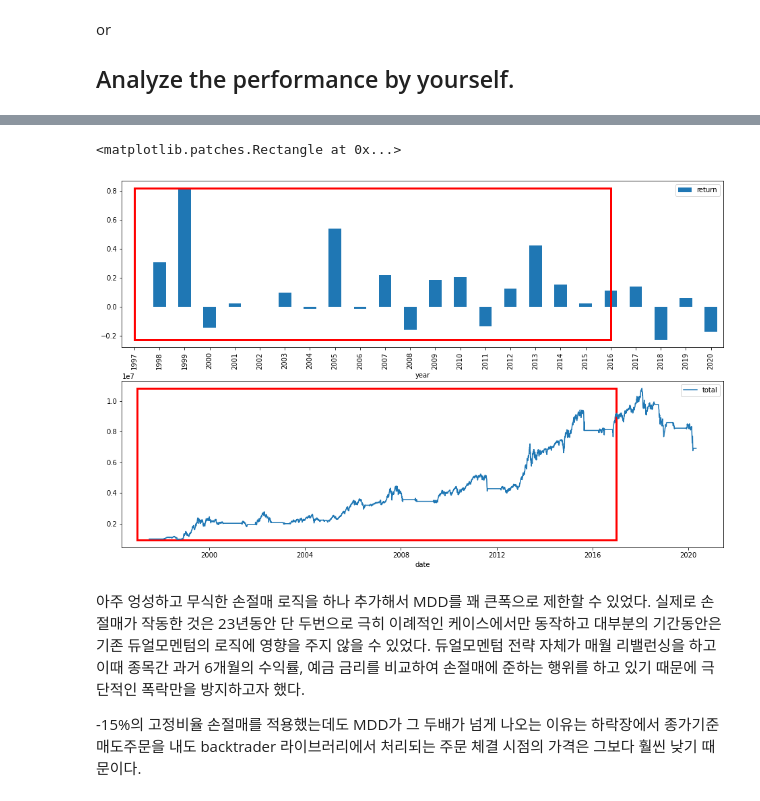
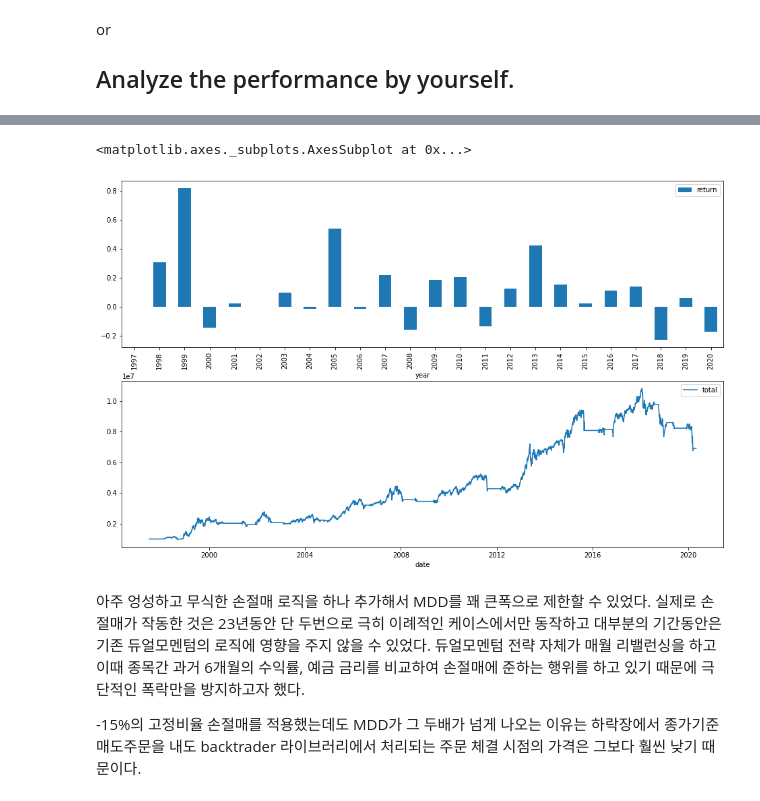
Before and after one commit to samuel281/qu-ant, a Jupyter notebook: notebooks/examples/ch4/dual_momentum_with_stop_loss.ipynb, the cells around one changed output, grey strips where cells are left out. Cells and saved outputs as stored; diff of their text form; code cells hidden in the pictures.

```diff
--- a/notebooks/examples/ch4/dual_momentum_with_stop_loss.ipynb
+++ b/notebooks/examples/ch4/dual_momentum_with_stop_loss.ipynb
@@ -109,44 +112,20 @@ dm_perf_report_df
 # %%
 import matplotlib.pyplot as plt
 import matplotlib.patches as patches
 from datetime import date
 import matplotlib.dates as mdates
 
 
 plt.rcParams["figure.figsize"] = (16,10)
 fig = plt.figure()
 ax1 = fig.add_subplot(2, 1, 1)
 ax2 = fig.add_subplot(2, 1, 2)
 
 dm_annual_return_df.plot.bar(ax=ax1)
 dm_pos_values_df[['total']].plot(ax=ax2)
-
-# bar chart box patch
-start_x = 1997 - dm_annual_return_df.index.min()
-end_x = 2016 - dm_annual_return_df.index.min()
-width = end_x - start_x
-
-start_y = dm_annual_return_df['return'].min()
-end_y = dm_annual_return_df['return'].max()
-height = end_y - start_y
-
-rect = patches.Rectangle((start_x, start_y), width, height, linewidth=3, edgecolor='r', facecolor='none')
-ax1.add_patch(rect)
-
-
-# line chart box patch
-start_x = mdates.date2num(date(1997, 1, 1))
-end_x = mdates.date2num(date(2016, 12, 31))
-width = end_x - start_x
-start_y = dm_pos_values_df['total'].min()
-end_y = dm_pos_values_df['total'].max()
-height = end_y - start_y
-
-rect = patches.Rectangle((start_x, start_y), width, height, linewidth=3, edgecolor='r', facecolor='none')
-ax2.add_patch(rect)
 # %% [output]
-<matplotlib.patches.Rectangle at 0x...>
+<matplotlib.axes._subplots.AxesSubplot at 0x...>
-[figure, old version]
+[figure, new version]
 # %% [markdown]
 아주 엉성하고 무식한 손절매 로직을 하나 추가해서 MDD를 꽤 큰폭으로 제한할 수 있었다.
 실제로 손절매가 작동한 것은 23년동안 단 두번으로 극히 이례적인 케이스에서만 동작하고 대부분의 기간동안은 기존 듀얼모멘텀의 로직에 영향을 주지 않을 수 있었다. 듀얼모멘텀 전략 자체가 매월 리밸런싱을 하고 이때 종목간 과거 6개월의 수익률, 예금 금리를 비교하여 손절매에 준하는 행위를 하고 있기 때문에 극단적인 폭락만을 방지하고자 했다.
```
Also changed, not shown: parts of 5 cells of this notebook.
